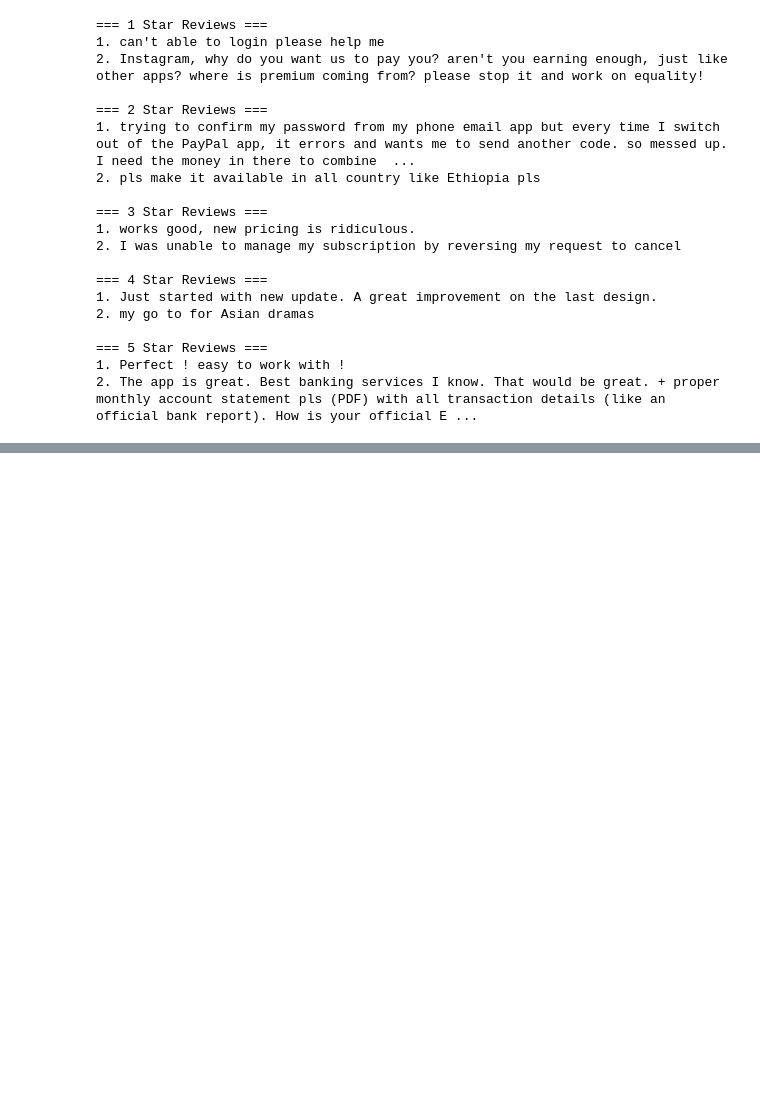
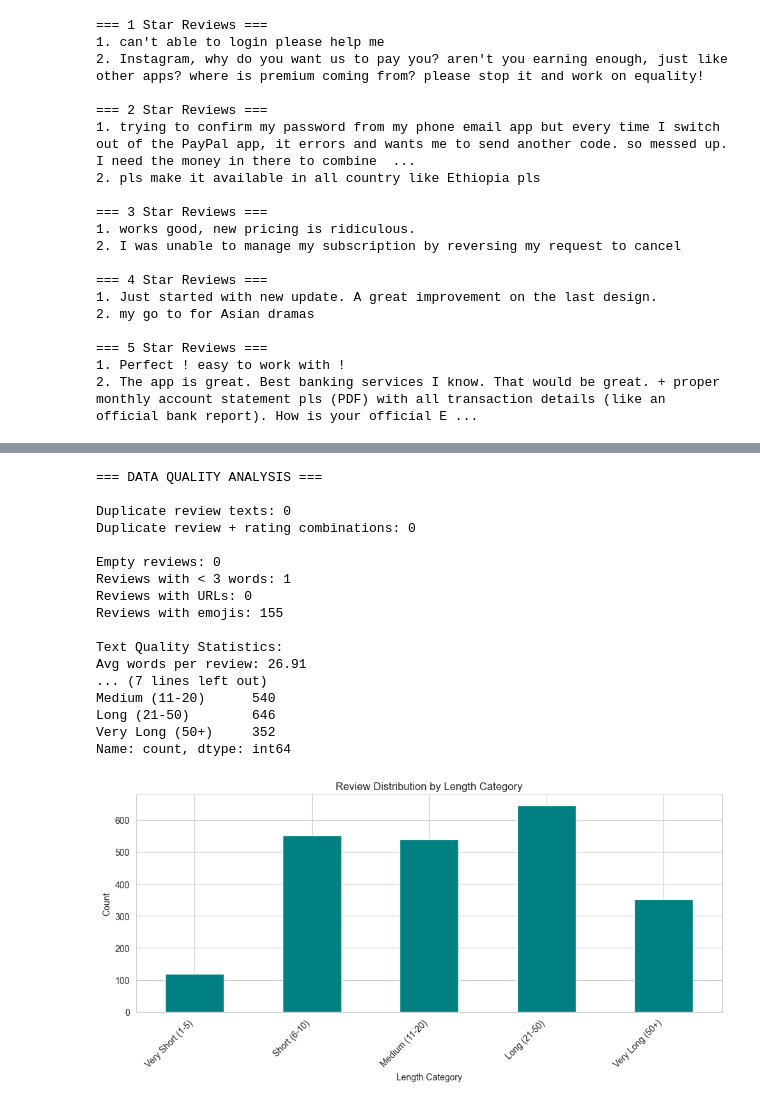
Before and after one commit to rohit913/mobile_app_review_classifier, a Jupyter notebook: Note book/02_eda.ipynb, the cells around one changed output, grey strips where cells are left out. Cells and saved outputs as stored; diff of their text form; code cells hidden in the pictures; blank space fills up the shorter version.

```diff
--- a/Note book/02_eda.ipynb
+++ b/Note book/02_eda.ipynb
@@ -156,0 +243,60 @@ for rating in [1, 2, 3, 4, 5]:
+# %%
+print('=== DATA QUALITY ANALYSIS ===\n')
+
+duplicate_reviews = df['review_text'].duplicated().sum()
+duplicate_rows = df.duplicated(subset=['review_text', 'star_rating']).sum()
+print(f'Duplicate review texts: {duplicate_reviews}')
+print(f'Duplicate review + rating combinations: {duplicate_rows}')
+
+empty_reviews = (df['review_text'].str.len() == 0).sum()
+short_reviews = (df['review_text'].str.split().str.len() < 3).sum()
+print(f'\nEmpty reviews: {empty_reviews}')
+print(f'Reviews with < 3 words: {short_reviews}')
+
+has_url = df['review_text'].astype('object').str.contains(r'http|www', regex=True, case=False, na=False).sum()
+has_emojis = df['review_text'].astype('object').str.contains(r'[\U0001F300-\U0001F9FF]', regex=True, na=False).sum()
+print(f'Reviews with URLs: {has_url}')
+print(f'Reviews with emojis: {has_emojis}')
+
+print(f'\nText Quality Statistics:')
+print(f'Avg words per review: {df["review_length"].mean():.2f}')
+print(f'Median words per review: {df["review_length"].median():.2f}')
+print(f'Std deviation: {df["review_length"].std():.2f}')
+
+df['length_category'] = pd.cut(
+    df['review_length'],
+    bins=[0, 5, 10, 20, 50, float('inf')],
+    labels=['Very Short (1-5)', 'Short (6-10)', 'Medium (11-20)', 'Long (21-50)', 'Very Long (50+)']
+)
+
+print('\nReviews by Length Category:')
+print(df['length_category'].value_counts().sort_index())
+
+fig, ax = plt.subplots(figsize=(10, 5))
+df['length_category'].value_counts().sort_index().plot(kind='bar', ax=ax, color='teal', edgecolor='white')
+ax.set_title('Review Distribution by Length Category')
+ax.set_xlabel('Length Category')
+ax.set_ylabel('Count')
+ax.set_xticklabels(ax.get_xticklabels(), rotation=45, ha='right')
+plt.tight_layout()
+plt.savefig('../reports/review_length_categories.png', dpi=150, bbox_inches='tight')
+plt.show()
+# %% [output]
+=== DATA QUALITY ANALYSIS ===
+
+Duplicate review texts: 0
+Duplicate review + rating combinations: 0
+
+Empty reviews: 0
+Reviews with < 3 words: 1
+Reviews with URLs: 0
+Reviews with emojis: 155
+
+Text Quality Statistics:
+Avg words per review: 26.91
+... (7 lines left out)
+Medium (11-20)      540
+Long (21-50)        646
+Very Long (50+)     352
+Name: count, dtype: int64
+[figure, added]
```
Also changed, not shown: parts of 10 cells of this notebook, 8 other files.
